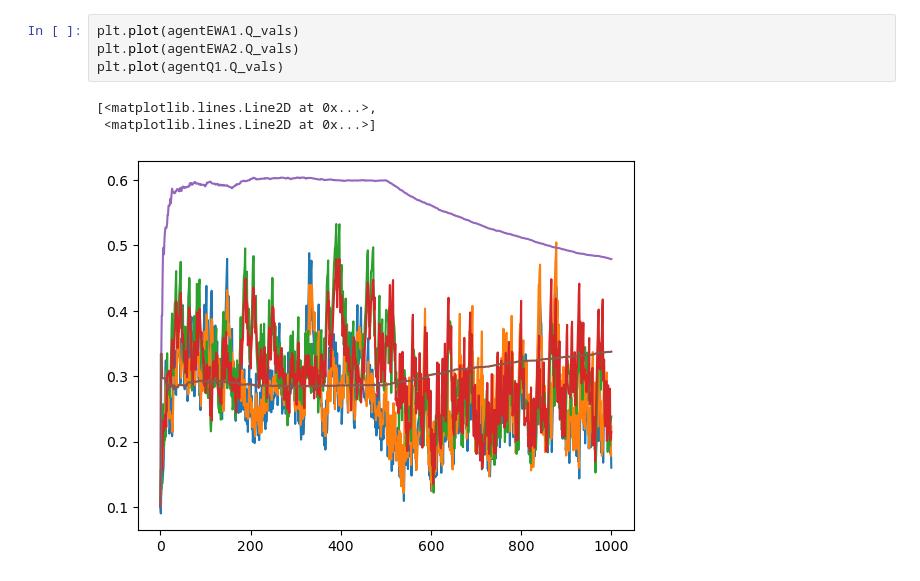
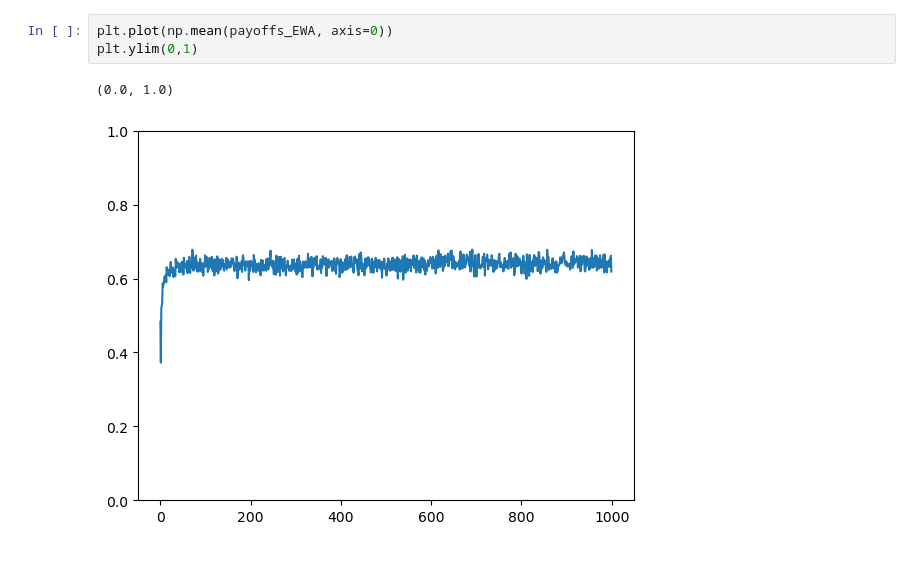
Before and after one commit to marek1n/rl-sim, a Jupyter notebook: RLsim.ipynb, the cells around one changed output. Cells and saved outputs as stored; diff of their text form.

```diff
--- a/RLsim.ipynb
+++ b/RLsim.ipynb
@@ -34,8 +47,6 @@ for i in range(1000):
-# %%
-plt.plot(agentEWA1.Q_vals)
-plt.plot(agentEWA2.Q_vals)
-plt.plot(agentQ1.Q_vals)
-# %% [output]
-[<matplotlib.lines.Line2D at 0x...>,
- <matplotlib.lines.Line2D at 0x...>]
-[figure, removed]
+# %%
+plt.plot(np.mean(payoffs_EWA, axis=0))
+plt.ylim(0,1)
+# %% [output]
+(0.0, 1.0)
+[figure, added]
```
Also changed, not shown: parts of 10 cells of this notebook, 2 other files.
